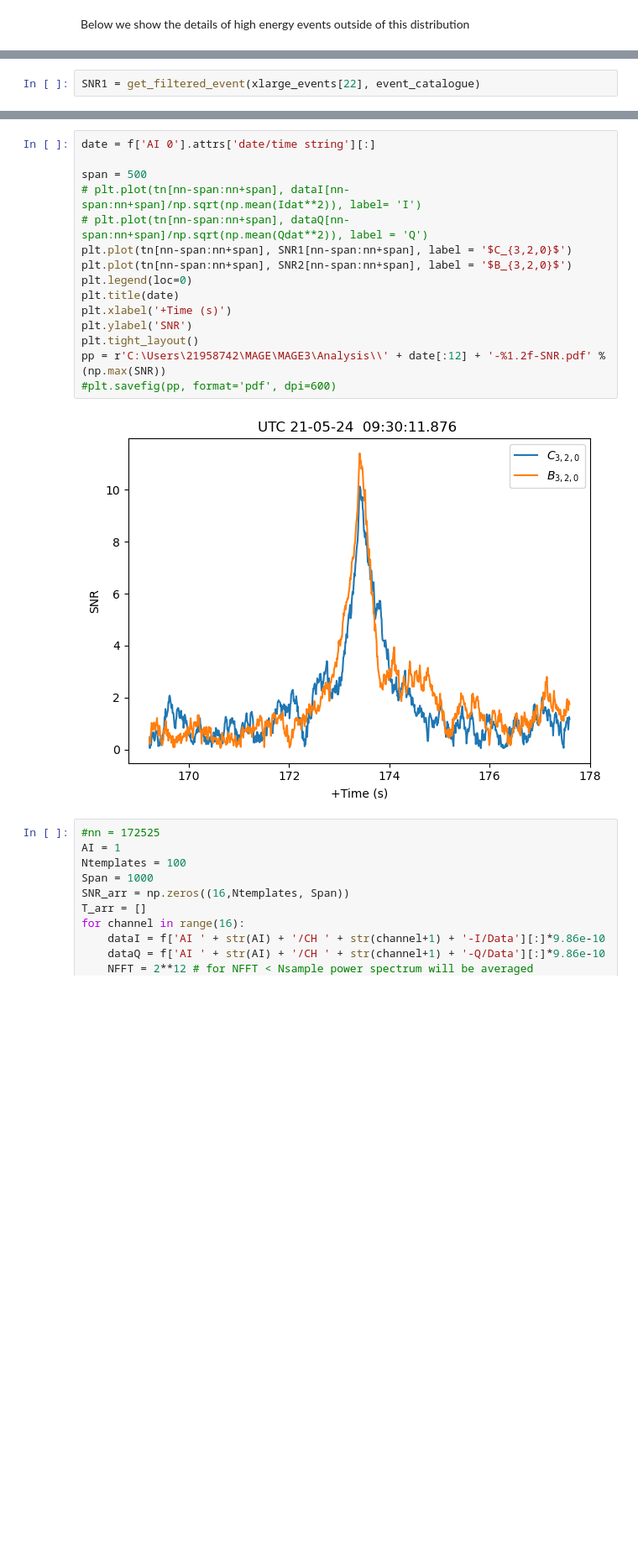
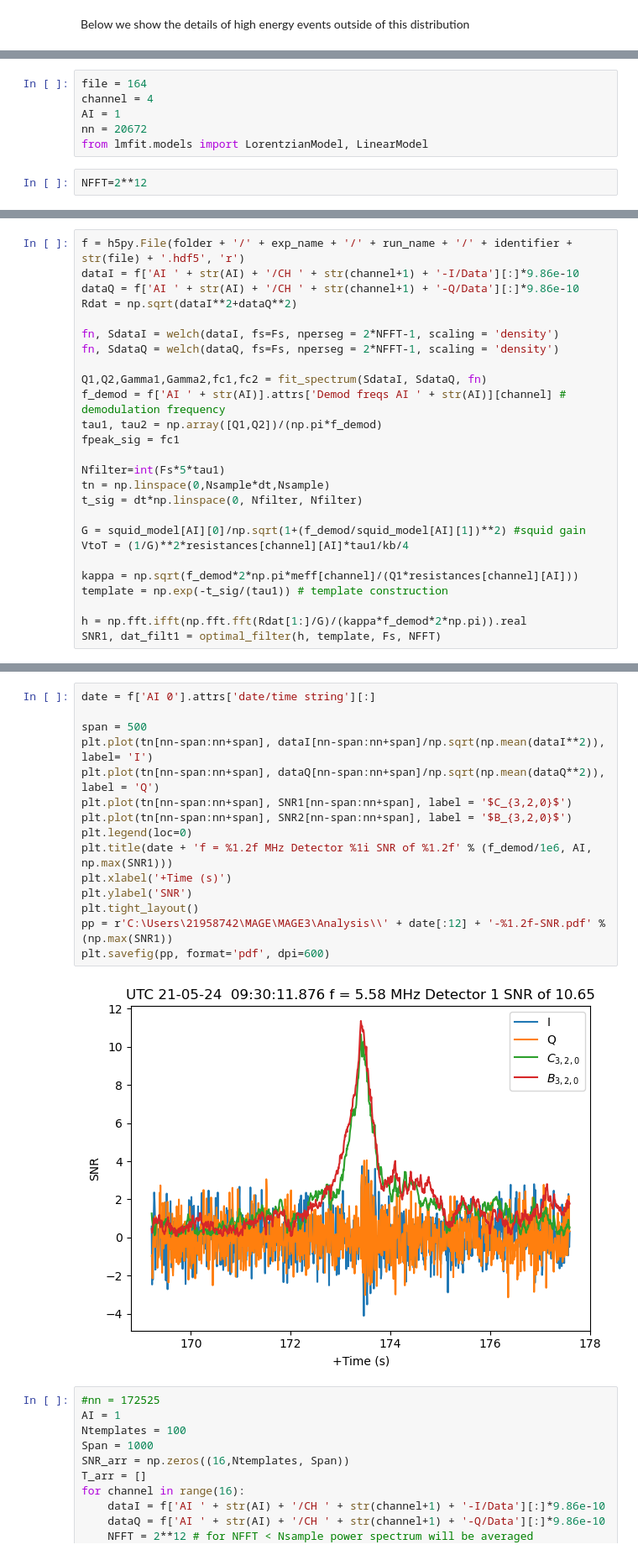
Before and after one commit to WilliamCam/MAGE-Data-Analysis, a Jupyter notebook: MAGE/MAGE3-2.ipynb, the cells around one changed output, grey strips where cells are left out. Shown at 84% size. Cells and saved outputs as stored; diff of their text form; blank space fills up the shorter version.

```diff
--- a/MAGE/MAGE3-2.ipynb
+++ b/MAGE/MAGE3-2.ipynb
@@ -886,2 +865,8 @@ folder = r"C:\Users\21958742\MAGE/"
+# %%
+file = 164
+channel = 4
+AI = 1
+nn = 20672
+from lmfit.models import LorentzianModel, LinearModel
 # %%
-SNR1 = get_filtered_event(xlarge_events[22], event_catalogue)
+NFFT=2**12
@@ -893,0 +875,26 @@ f
+# %%
+f = h5py.File(folder + '/' + exp_name + '/' + run_name + '/' + identifier + str(file) + '.hdf5', 'r')
+dataI = f['AI ' + str(AI) + '/CH ' + str(channel+1) + '-I/Data'][:]*9.86e-10
+dataQ = f['AI ' + str(AI) + '/CH ' + str(channel+1) + '-Q/Data'][:]*9.86e-10
+Rdat = np.sqrt(dataI**2+dataQ**2)
+
+fn, SdataI = welch(dataI, fs=Fs, nperseg = 2*NFFT-1, scaling = 'density')
+fn, SdataQ = welch(dataQ, fs=Fs, nperseg = 2*NFFT-1, scaling = 'density')
+
+Q1,Q2,Gamma1,Gamma2,fc1,fc2 = fit_spectrum(SdataI, SdataQ, fn)
+f_demod = f['AI ' + str(AI)].attrs['Demod freqs AI ' + str(AI)][channel] # demodulation frequency
+tau1, tau2 = np.array([Q1,Q2])/(np.pi*f_demod)
+fpeak_sig = fc1
+
+Nfilter=int(Fs*5*tau1)
+tn = np.linspace(0,Nsample*dt,Nsample)
+t_sig = dt*np.linspace(0, Nfilter, Nfilter)
+
+G = squid_model[AI][0]/np.sqrt(1+(f_demod/squid_model[AI][1])**2) #squid gain
+VtoT = (1/G)**2*resistances[channel][AI]*tau1/kb/4
+
+kappa = np.sqrt(f_demod*2*np.pi*meff[channel]/(Q1*resistances[channel][AI]))
+template = np.exp(-t_sig/(tau1)) # template construction
+
+h = np.fft.ifft(np.fft.fft(Rdat[1:]/G)/(kappa*f_demod*2*np.pi)).real
+SNR1, dat_filt1 = optimal_filter(h, template, Fs, NFFT)
@@ -894,20 +907,20 @@ f
 # %%
 date = f['AI 0'].attrs['date/time string'][:]
 
 span = 500
-# plt.plot(tn[nn-span:nn+span], dataI[nn-span:nn+span]/np.sqrt(np.mean(Idat**2)), label= 'I')
-# plt.plot(tn[nn-span:nn+span], dataQ[nn-span:nn+span]/np.sqrt(np.mean(Qdat**2)), label = 'Q')
+plt.plot(tn[nn-span:nn+span], dataI[nn-span:nn+span]/np.sqrt(np.mean(dataI**2)), label= 'I')
+plt.plot(tn[nn-span:nn+span], dataQ[nn-span:nn+span]/np.sqrt(np.mean(dataQ**2)), label = 'Q')
 plt.plot(tn[nn-span:nn+span], SNR1[nn-span:nn+span], label = '$C_{3,2,0}$')
 plt.plot(tn[nn-span:nn+span], SNR2[nn-span:nn+span], label = '$B_{3,2,0}$')
 plt.legend(loc=0)
-plt.title(date)
+plt.title(date + 'f = %1.2f MHz Detector %1i SNR of %1.2f' % (f_demod/1e6, AI, np.max(SNR1)))
 plt.xlabel('+Time (s)')
 plt.ylabel('SNR')
 plt.tight_layout()
-pp = r'C:\Users\21958742\MAGE\MAGE3\Analysis\\' + date[:12] + '-%1.2f-SNR.pdf' % (np.max(SNR))
-#plt.savefig(pp, format='pdf', dpi=600)
+pp = r'C:\Users\21958742\MAGE\MAGE3\Analysis\\' + date[:12] + '-%1.2f-SNR.pdf' % (np.max(SNR1))
+plt.savefig(pp, format='pdf', dpi=600)
 # %% [output]
-[figure, old version]
+[figure, new version]
 # %%
 #nn = 172525
 AI = 1
```
Also changed, not shown: parts of 30 cells of this notebook, 2 other files.
